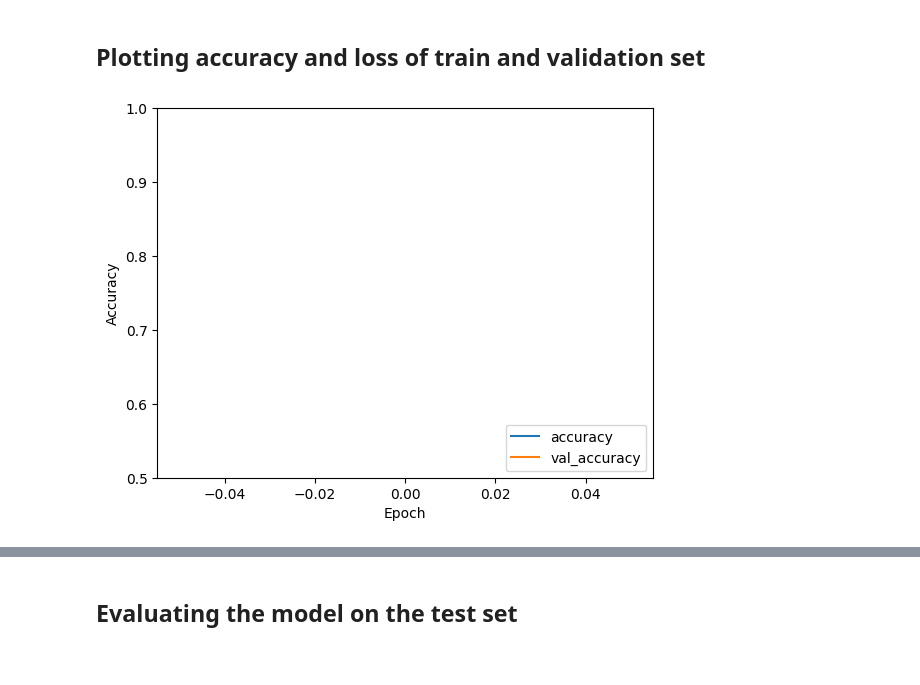
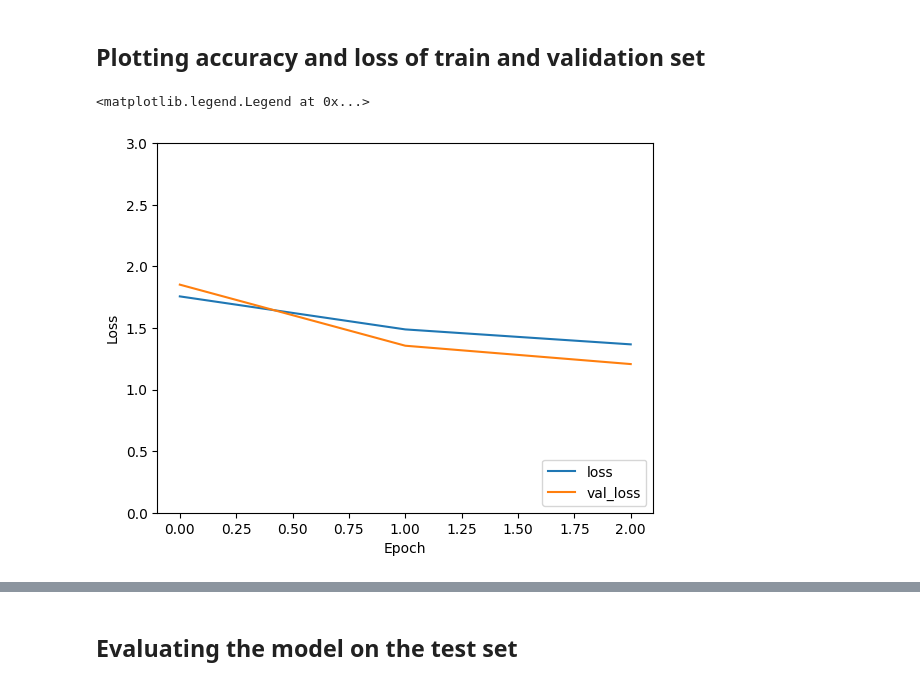
Before and after one commit to StefanK2ff/capstone-healthy-skin, a Jupyter notebook: tensorflow/VGG16_cnn.ipynb, the cells around one changed output, grey strips where cells are left out. Saved outputs shown, nothing was run; the diff lists cells and outputs as text; code cells hidden in the pictures.

```diff
--- a/tensorflow/VGG16_cnn.ipynb
+++ b/tensorflow/VGG16_cnn.ipynb
@@ -6,6 +6,7 @@
 # Imports
 import pandas as pd
 import tensorflow as tf
+import matplotlib.pyplot as plt
 
 from tensorflow.keras.preprocessing.image import ImageDataGenerator
 from tensorflow.keras.applications.vgg16 import VGG16
@@ -16,7 +17,8 @@ sys.path.append("..")
 from helperfunctions import modelhelper as mh
 
 SEED = 42
-NUM_EPOCHS = 2
+NUM_EPOCHS = 10
+BATCH_SIZE = 32
 
 # File path variables
 # please make sure to use the correct path to the meta data file
@@ -152,0 +139,17 @@ model = tf.keras.models.Sequential([
+# %%
+from tensorflow.keras.applications import VGG16
+from tensorflow.keras.layers import Input, Conv2D, Flatten, Dense
+from tensorflow.keras.models import Model
+
+# Load the pre-trained VGG16 model
+vgg16_model = VGG16(weights='imagenet', include_top=False, input_shape=(224, 224, 3))
+# Freeze the VGG16 model
+vgg16_model.trainable = False
+# Add custom layers on top of VGG16
+x = Conv2D(64, (3, 3), activation='relu')(vgg16_model.output)
+x = Flatten()(x)
+x = Dense(128, activation='relu')(x)
+x = Dense(7, activation='softmax')(x)  # Replace num_classes with your number of classes
+
+# Create the combined model
+model = Model(inputs=vgg16_model.input, outputs=x)
@@ -153,6 +173,11 @@ model = tf.keras.models.Sequential([
 # %%
-# Compile the model
-model.compile(optimizer='adam', loss='categorical_crossentropy', metrics=['accuracy'])
+
+from tensorflow.keras.optimizers import SGD
+
+opt = tf.keras.optimizers.legacy.SGD(learning_rate=0.001, momentum=0.9)
+
+# compile your model with the optimizer
+model.compile(loss='categorical_crossentropy', optimizer=opt, metrics=['accuracy'])
 
 # Summary of the model architecture
 model.summary()
@@ -185,7 +208,7 @@ history = model.fit(
     train_data_generator,
     epochs=NUM_EPOCHS,
     verbose=1,                      # Adjust verbosity level
-    batch_size=None,                # Set the batch size, default is 32, can be increased to speed up training
+    batch_size=BATCH_SIZE,                # Set the batch size, default is 32, can be increased to speed up training
     callbacks=None,                 # List of callbacks to apply during training
     validation_split=0.0,           # not needed as we use a validation data generator
     validation_data=validation_generator,
@@ -209,6 +245,13 @@ KeyboardInterrupt:
 # %% [markdown]
 ## Plotting accuracy and loss of train and validation set
-# %%
-mh.model_plot_accuracy(history)
-# %% [output]
-[figure, removed]
+# %%
+# plot the loss functions
+plt.plot(history.history['loss'], label = 'loss')
+plt.plot(history.history['val_loss'], label = 'val_loss')
+plt.xlabel('Epoch')
+plt.ylabel('Loss')
+plt.ylim([0, 3])
+plt.legend(loc='lower right')
+# %% [output]
+<matplotlib.legend.Legend at 0x...>
+[figure, added]
```
Also changed, not shown: parts of 8 cells of this notebook.
